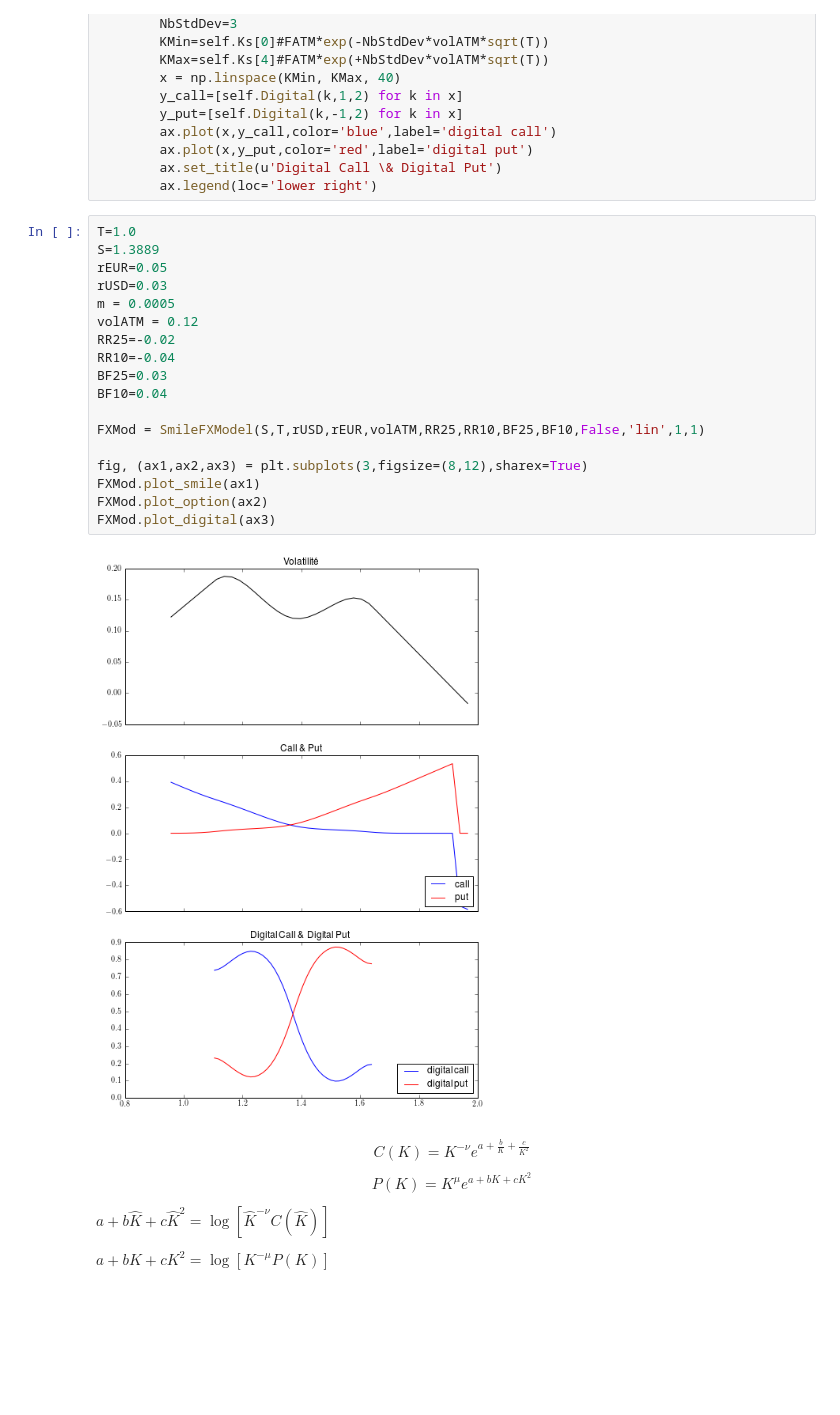
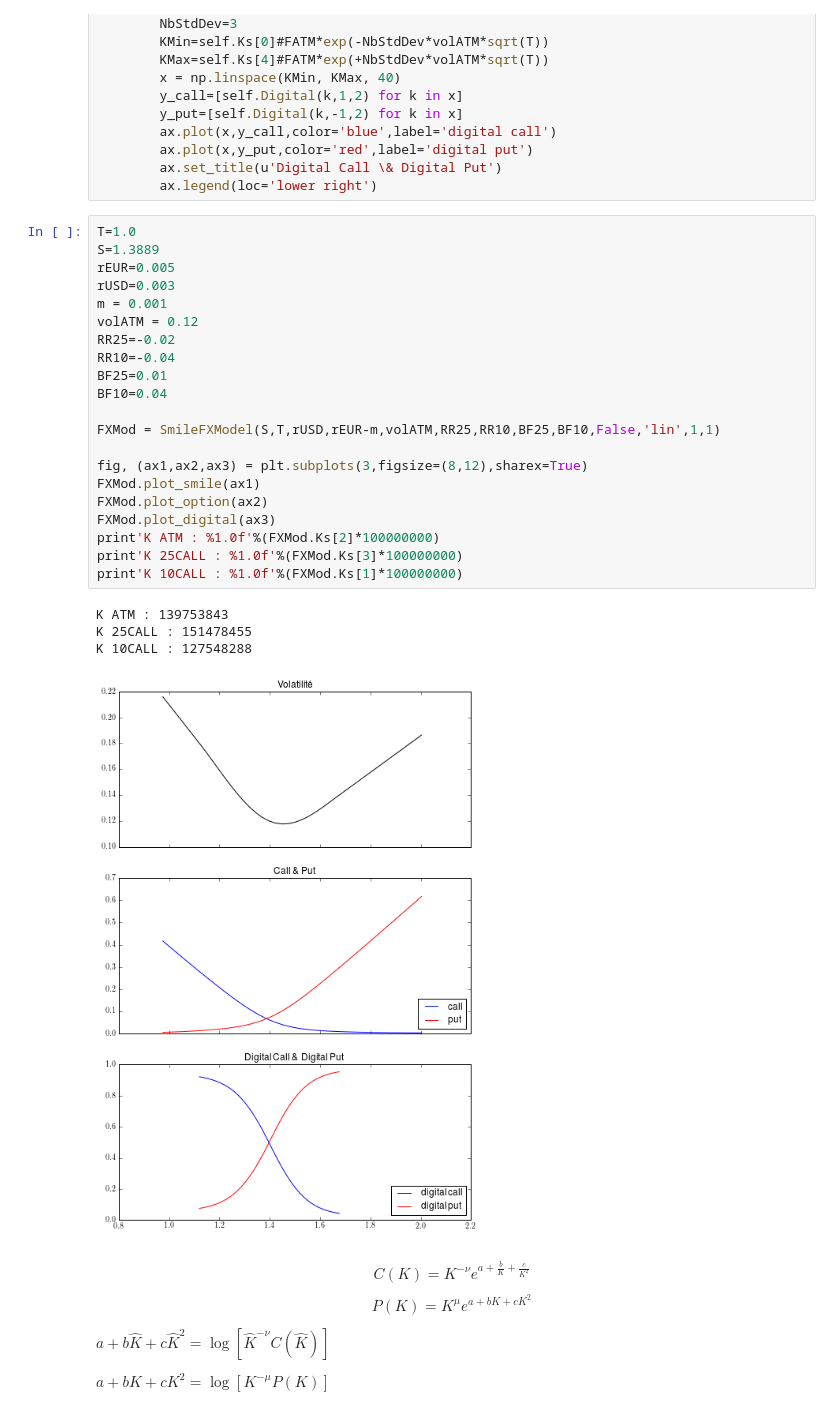
Before and after one commit to rguillemot/Formation_Finance, a Jupyter notebook: Forex_Credit_Equity/notebook/FX Option.ipynb, the cells around one changed output. Drawn from its saved outputs; the diff is of its cells as text; blank space fills up the shorter version.

```diff
--- a/Forex_Credit_Equity/notebook/FX Option.ipynb
+++ b/Forex_Credit_Equity/notebook/FX Option.ipynb
@@ -257,23 +257,29 @@ class SmileFXModel:
 # %%
 T=1.0
 S=1.3889
-rEUR=0.05
-rUSD=0.03
-m = 0.0005
+rEUR=0.005
+rUSD=0.003
+m = 0.001
 volATM = 0.12
 RR25=-0.02
 RR10=-0.04
-BF25=0.03
+BF25=0.01
 BF10=0.04
 
-FXMod = SmileFXModel(S,T,rUSD,rEUR,volATM,RR25,RR10,BF25,BF10,False,'lin',1,1)
+FXMod = SmileFXModel(S,T,rUSD,rEUR-m,volATM,RR25,RR10,BF25,BF10,False,'lin',1,1)
 
 fig, (ax1,ax2,ax3) = plt.subplots(3,figsize=(8,12),sharex=True)
 FXMod.plot_smile(ax1)
 FXMod.plot_option(ax2)
 FXMod.plot_digital(ax3)
+print'K ATM : %1.0f'%(FXMod.Ks[2]*100000000)
+print'K 25CALL : %1.0f'%(FXMod.Ks[3]*100000000)
+print'K 10CALL : %1.0f'%(FXMod.Ks[1]*100000000)
 # %% [output]
+K ATM : 139753843
+K 25CALL : 151478455
+K 10CALL : 127548288
-[figure, old version]
+[figure, new version]
 # %% [markdown]
 $$C(K)=K^{-\nu}e^{a+\frac{b}{K}+\frac{c}{K^2}}$$
 $$P(K)=K^{\mu}e^{a+b K+cK^2}$$
```
Also changed, not shown: parts of 6 cells of this notebook, 23 other files.
